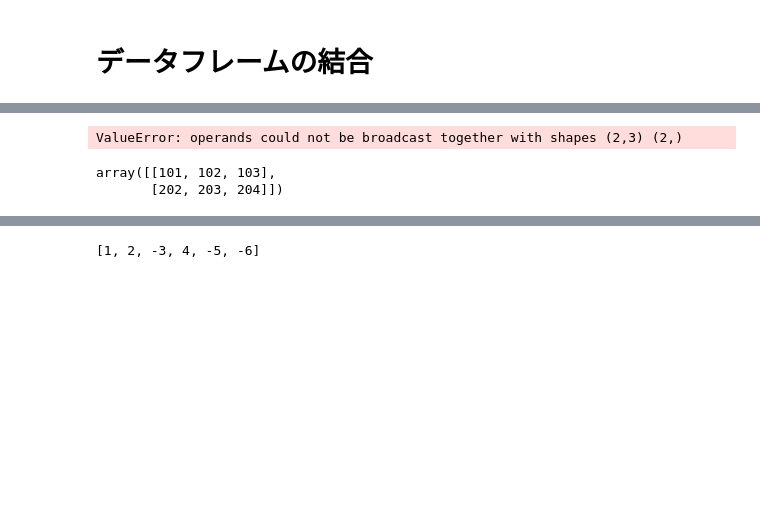
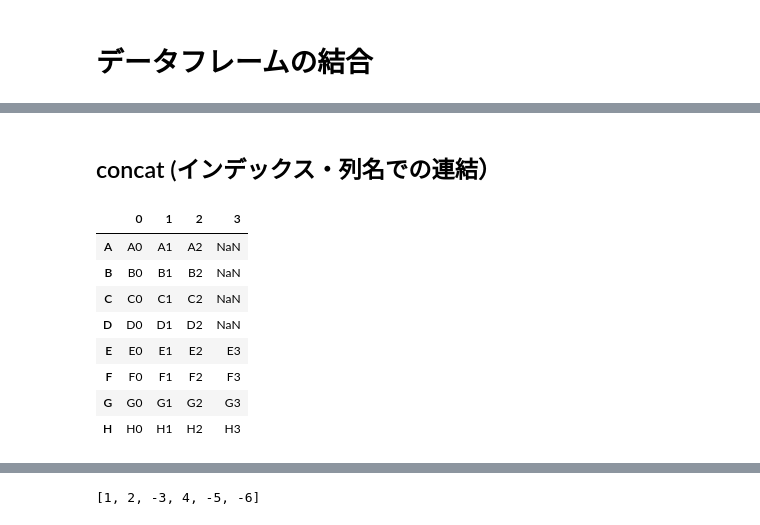
Before and after one commit to genome-sci/python_bioinfo_2018, a Jupyter notebook: 2-1_and_2-2/pandas_introduction.ipynb, the cells around one changed output, grey strips where cells are left out. Drawn from its saved outputs; the diff is of its cells as text; code cells hidden in the pictures; blank space fills up the shorter version.

```diff
--- a/2-1_and_2-2/pandas_introduction.ipynb
+++ b/2-1_and_2-2/pandas_introduction.ipynb
@@ -1976,4 +1700,0 @@ v2=np.array([100,200])
-# %%
-ar+v2
-# %% [output]
-ValueError: operands could not be broadcast together with shapes (2,3) (2,)
@@ -1982,5 +1701,2 @@ v3=v2.reshape(2,1)
-# %%
-v3 + ar
-# %% [output]
-array([[101, 102, 103],
-       [202, 203, 204]])
+# %% [markdown]
+## concat (インデックス・列名での連結）
@@ -1986,0 +1722,12 @@ array([[101, 102, 103],
+# %%
+pd.concat([df_A, df_B])
+# %% [output]
+|  | 0 | 1 | 2 | 3 |
+| A | A0 | A1 | A2 | NaN |
+| B | B0 | B1 | B2 | NaN |
+| C | C0 | C1 | C2 | NaN |
+| D | D0 | D1 | D2 | NaN |
+| E | E0 | E1 | E2 | E3 |
+| F | F0 | F1 | F2 | F3 |
+| G | G0 | G1 | G2 | G3 |
+| H | H0 | H1 | H2 | H3 |
```
Also changed, not shown: parts of 133 cells of this notebook, 2 other files.
